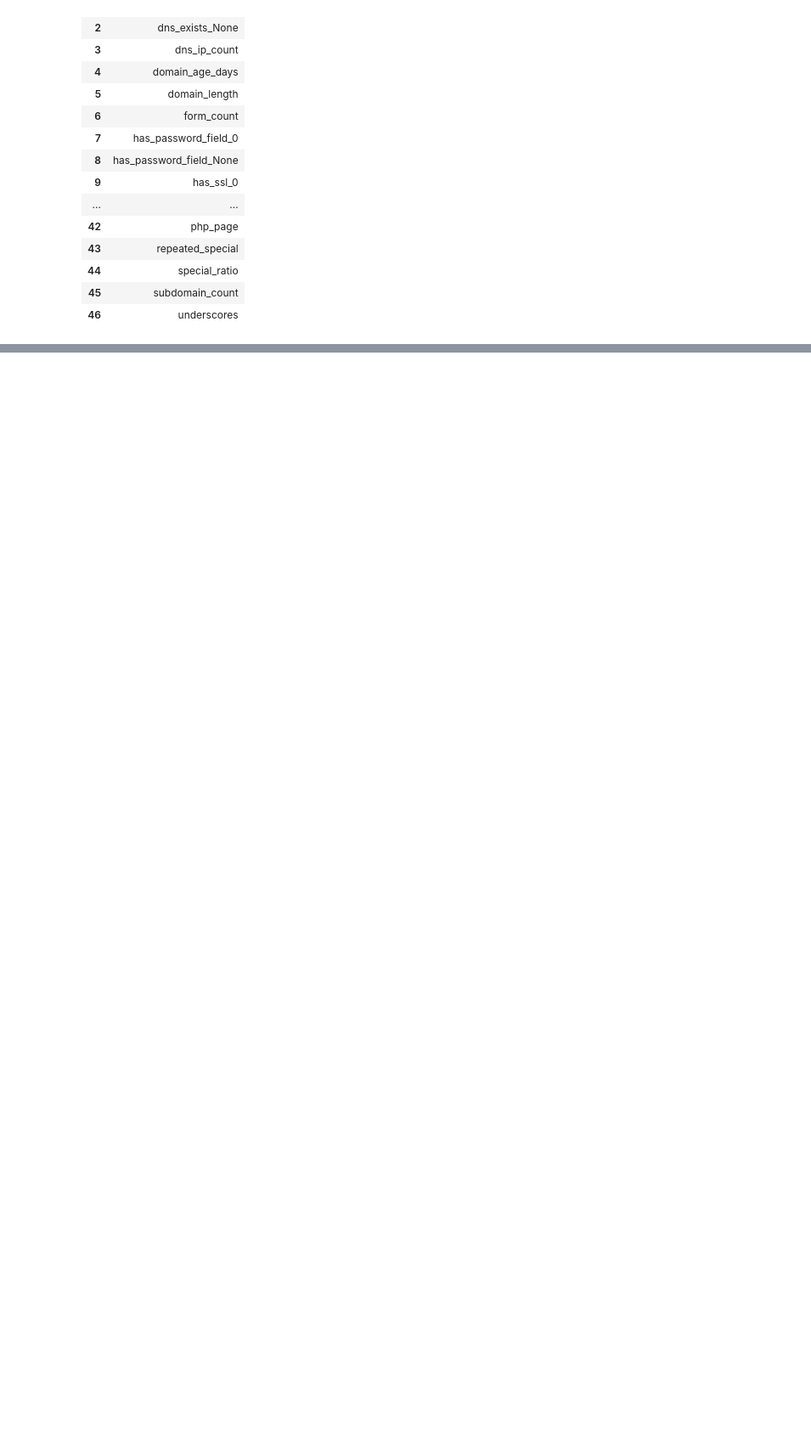
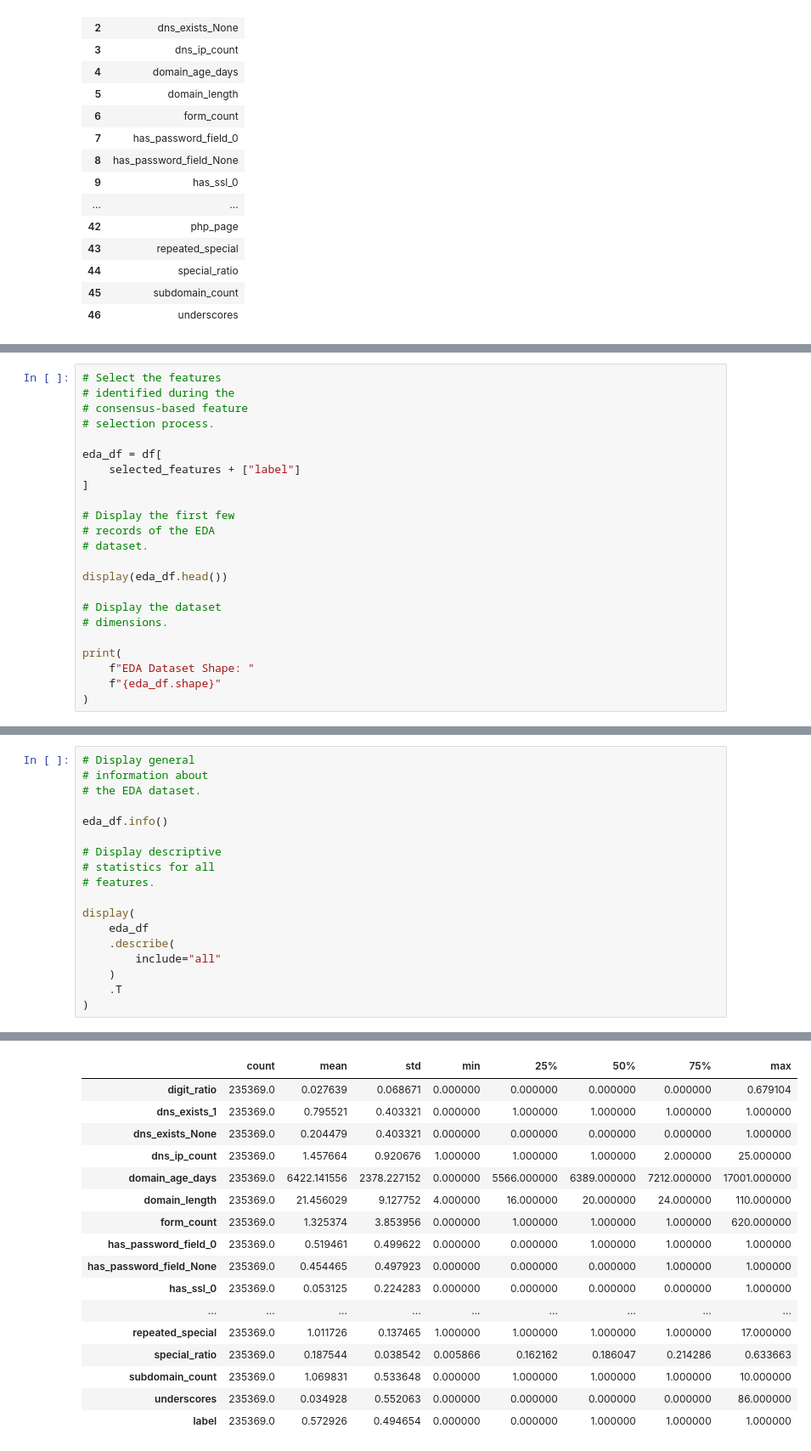
Before and after one commit to ajay-nagpal/Phishing-URL-detector, a Jupyter notebook: phishing_url_detector.ipynb, the cells around one changed output, grey strips where cells are left out. Shown at 85% size. Saved outputs shown, nothing was run; the diff lists cells and outputs as text; blank space fills up the shorter version.

```diff
--- a/phishing_url_detector.ipynb
+++ b/phishing_url_detector.ipynb
@@ -2075,0 +2084,23 @@ Number of Selected Features: 47
+# %%
+# Select the features
+# identified during the
+# consensus-based feature
+# selection process.
+
+eda_df = df[
+    selected_features + ["label"]
+]
+
+# Display the first few
+# records of the EDA
+# dataset.
+
+display(eda_df.head())
+
+# Display the dataset
+# dimensions.
+
+print(
+    f"EDA Dataset Shape: "
+    f"{eda_df.shape}"
+)
@@ -2075,0 +2124,19 @@ Number of Selected Features: 47
+# %%
+# Display general
+# information about
+# the EDA dataset.
+
+eda_df.info()
+
+# Display descriptive
+# statistics for all
+# features.
+
+display(
+    eda_df
+    .describe(
+        include="all"
+    )
+    .T
+)
+# %% [output]
@@ -2075,0 +2160,17 @@ Number of Selected Features: 47
+|  | count | mean | std | min | 25% | 50% | 75% | max |
+| digit_ratio | 235369.0 | 0.027639 | 0.068671 | 0.000000 | 0.000000 | 0.000000 | 0.000000 | 0.679104 |
+| dns_exists_1 | 235369.0 | 0.795521 | 0.403321 | 0.000000 | 1.000000 | 1.000000 | 1.000000 | 1.000000 |
+| dns_exists_None | 235369.0 | 0.204479 | 0.403321 | 0.000000 | 0.000000 | 0.000000 | 0.000000 | 1.000000 |
+| dns_ip_count | 235369.0 | 1.457664 | 0.920676 | 1.000000 | 1.000000 | 1.000000 | 2.000000 | 25.000000 |
+| domain_age_days | 235369.0 | 6422.141556 | 2378.227152 | 0.000000 | 5566.000000 | 6389.000000 | 7212.000000 | 17001.000000 |
+| domain_length | 235369.0 | 21.456029 | 9.127752 | 4.000000 | 16.000000 | 20.000000 | 24.000000 | 110.000000 |
+| form_count | 235369.0 | 1.325374 | 3.853956 | 0.000000 | 1.000000 | 1.000000 | 1.000000 | 620.000000 |
+| has_password_field_0 | 235369.0 | 0.519461 | 0.499622 | 0.000000 | 0.000000 | 1.000000 | 1.000000 | 1.000000 |
+| has_password_field_None | 235369.0 | 0.454465 | 0.497923 | 0.000000 | 0.000000 | 0.000000 | 1.000000 | 1.000000 |
+| has_ssl_0 | 235369.0 | 0.053125 | 0.224283 | 0.000000 | 0.000000 | 0.000000 | 0.000000 | 1.000000 |
+| ... | ... | ... | ... | ... | ... | ... | ... | ... |
+| repeated_special | 235369.0 | 1.011726 | 0.137465 | 1.000000 | 1.000000 | 1.000000 | 1.000000 | 17.000000 |
+| special_ratio | 235369.0 | 0.187544 | 0.038542 | 0.005866 | 0.162162 | 0.186047 | 0.214286 | 0.633663 |
+| subdomain_count | 235369.0 | 1.069831 | 0.533648 | 0.000000 | 1.000000 | 1.000000 | 1.000000 | 10.000000 |
+| underscores | 235369.0 | 0.034928 | 0.552063 | 0.000000 | 0.000000 | 0.000000 | 0.000000 | 86.000000 |
+| label | 235369.0 | 0.572926 | 0.494654 | 0.000000 | 0.000000 | 1.000000 | 1.000000 | 1.000000 |
```
Also changed, not shown: parts of 11 cells of this notebook.
